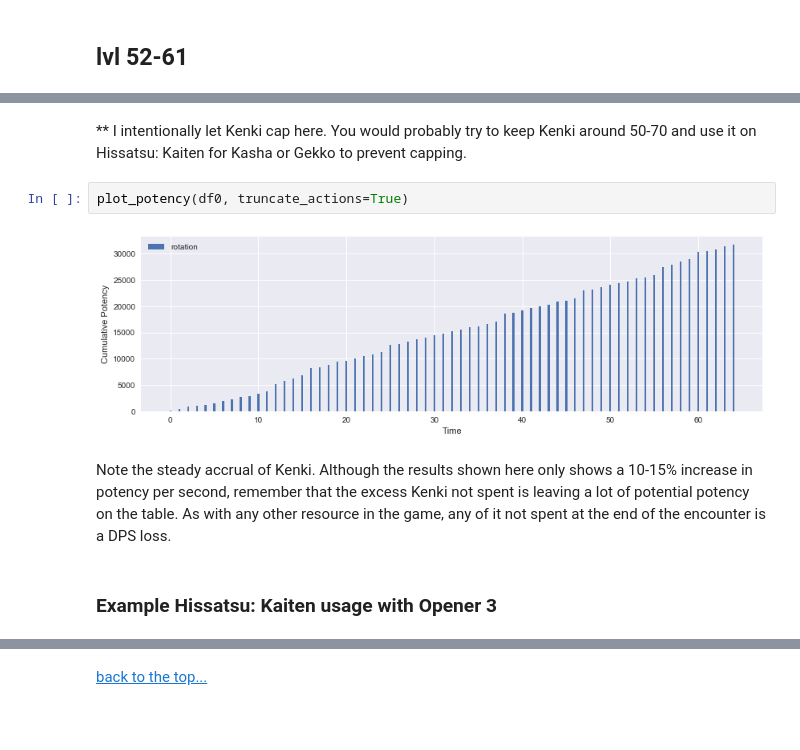
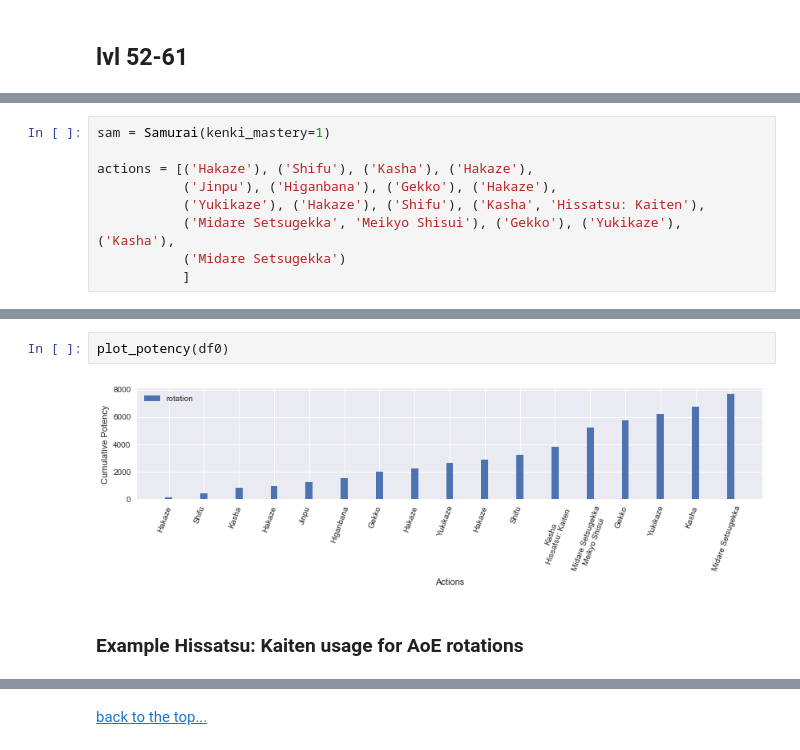
Before and after one commit to rconcep/ffxiv, a Jupyter notebook: sam-by-the-numbers-part-3.ipynb, the cells around one changed output, grey strips where cells are left out. Saved outputs shown, nothing was run; the diff lists cells and outputs as text; blank space fills up the shorter version.

```diff
--- a/sam-by-the-numbers-part-3.ipynb
+++ b/sam-by-the-numbers-part-3.ipynb
@@ -52,3 +48,12 @@ actions = [('Hakaze'), ('Shifu'), ('Kasha'), ('Hakaze'),
+# %%
+sam = Samurai(kenki_mastery=1)
+
+actions = [('Hakaze'), ('Shifu'), ('Kasha'), ('Hakaze'),
+           ('Jinpu'), ('Higanbana'), ('Gekko'), ('Hakaze'),
+           ('Yukikaze'), ('Hakaze'), ('Shifu'), ('Kasha', 'Hissatsu: Kaiten'),
+           ('Midare Setsugekka', 'Meikyo Shisui'), ('Gekko'), ('Yukikaze'), ('Kasha'),
+           ('Midare Setsugekka')
+           ]
 # %%
 df0, average_potency, pps = sam.parse_rotation(actions)
 display(df0)
@@ -75,10 +81,6 @@ average potency per second = 225.320129408
-# %% [markdown]
-** I intentionally let Kenki cap here. You would probably try to keep Kenki around 50-70 and use it on Hissatsu: Kaiten for Kasha or Gekko to prevent capping.
 # %%
-plot_potency(df0, truncate_actions=True)
+plot_potency(df0)
 # %% [output]
-[figure, old version]
+[figure, new version]
-# %% [markdown]
-Note the steady accrual of Kenki. Although the results shown here only shows a 10-15% increase in potency per second, remember that the excess Kenki not spent is leaving a lot of potential potency on the table. As with any other resource in the game, any of it not spent at the end of the encounter is a DPS loss.
 # %% [markdown]
-### Example Hissatsu: Kaiten usage with Opener 3
+### Example Hissatsu: Kaiten usage for AoE rotations
```
Also changed, not shown: parts of 15 cells of this notebook, 33 other files.
